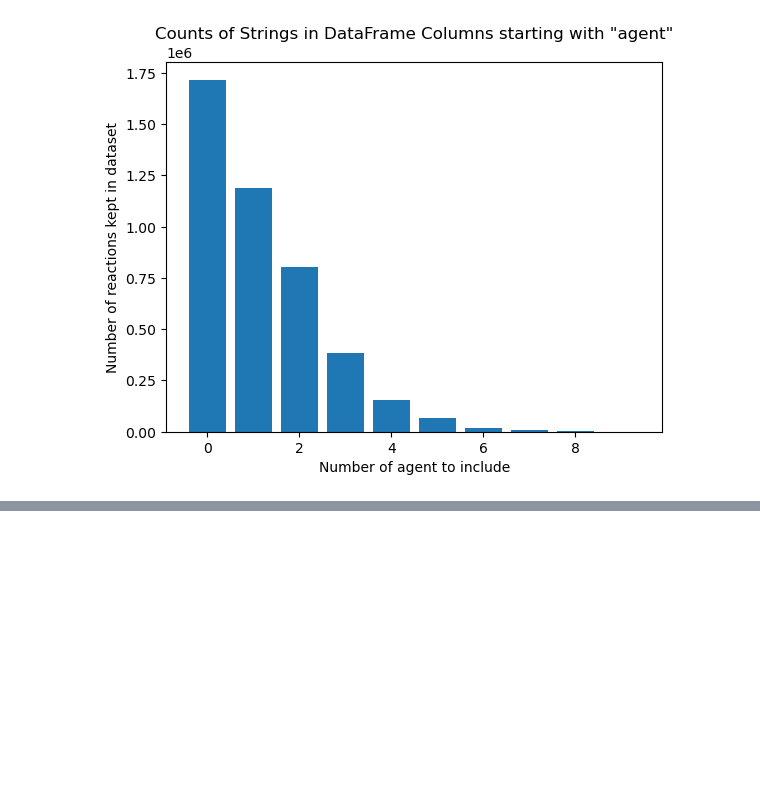
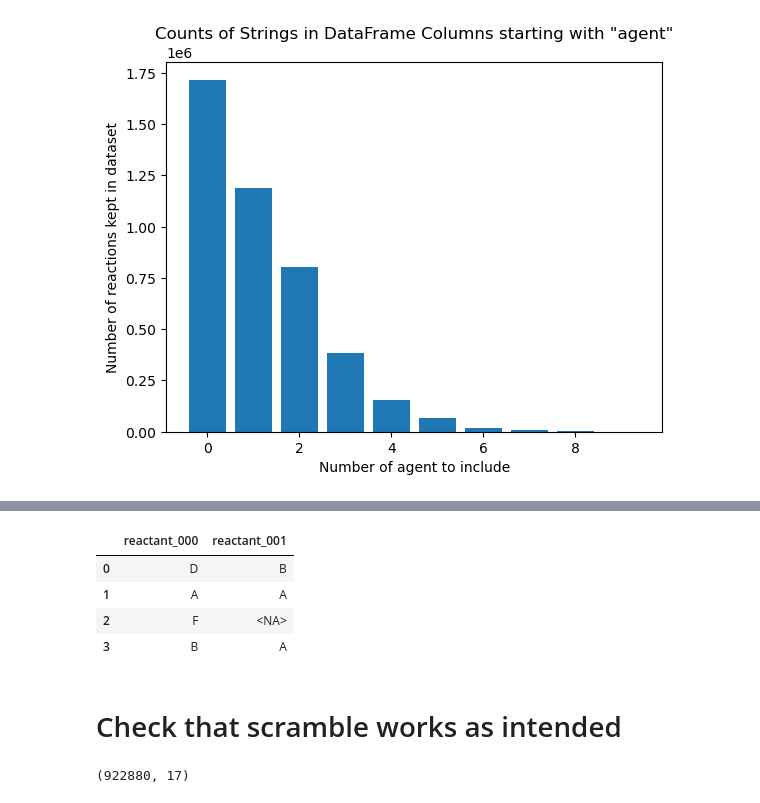
Before and after one commit to sustainable-processes/ORDerly, a Jupyter notebook: notebooks/ORDerly_args_decisions.ipynb, the cells around one changed output, grey strips where cells are left out. Cells and saved outputs as stored; diff of their text form; code cells hidden in the pictures; blank space fills up the shorter version.

```diff
--- a/notebooks/ORDerly_args_decisions.ipynb
+++ b/notebooks/ORDerly_args_decisions.ipynb
@@ -104,0 +198,10 @@ for molecule in ['reactant', 'product', 'solvent', 'catalyst', 'reagent', 'agent
+# %%
+shuffle_columns(df[['reactant_000', 'reactant_001']])
+# %% [output]
+|  | reactant_000 | reactant_001 |
+| 0 | D | B |
+| 1 | A | A |
+| 2 | F | <NA> |
+| 3 | B | A |
+# %% [markdown]
+# Check that scramble works as intended
@@ -104,0 +213,4 @@ for molecule in ['reactant', 'product', 'solvent', 'catalyst', 'reagent', 'agent
+# %%
+false.shape
+# %% [output]
+(922880, 17)
```
Also changed, not shown: parts of 19 cells of this notebook, 9 other files.
